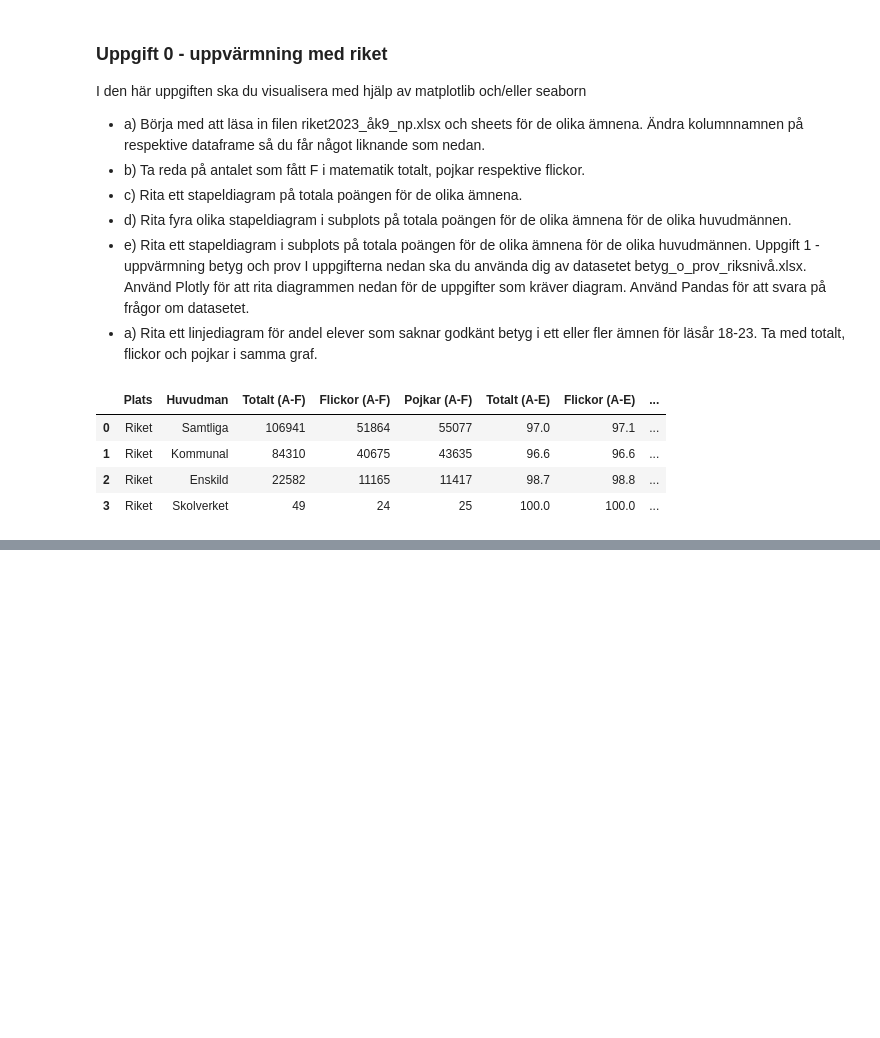
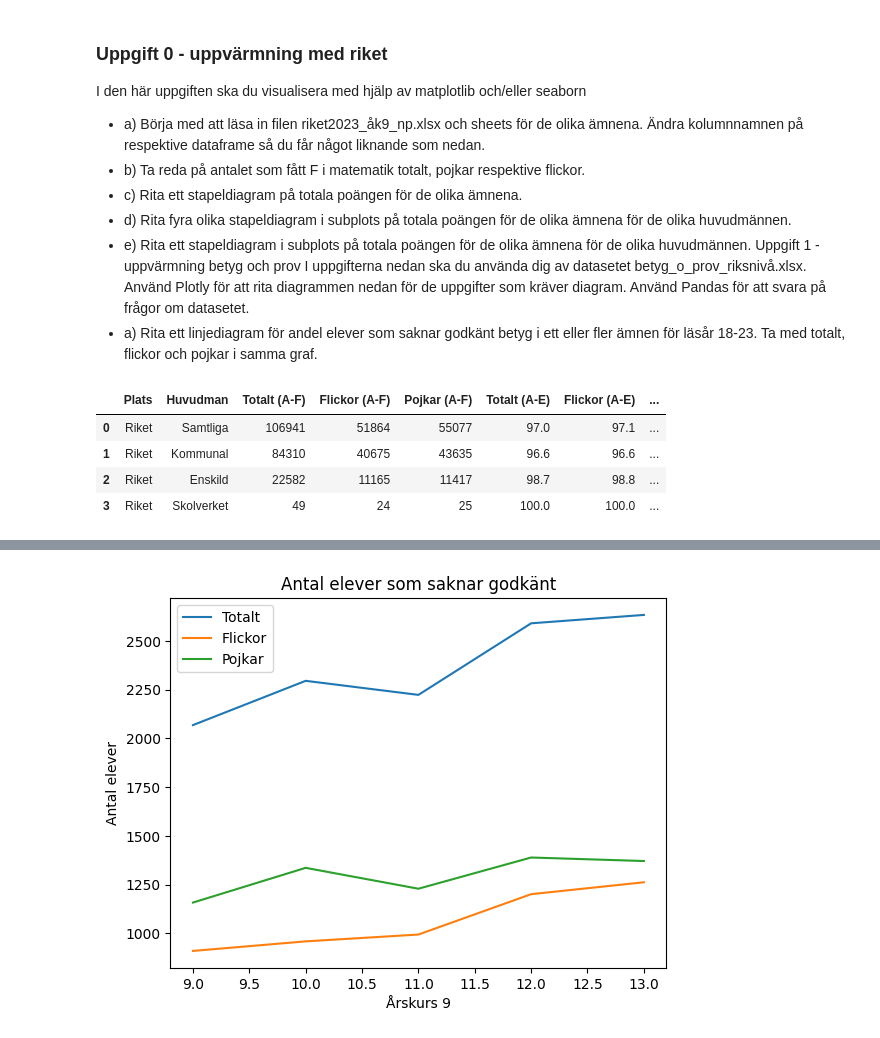
Before and after one commit to SandraAnder/Python-Sandra-Andersson-OPA23, a Jupyter notebook: Labb2/Laboration2.ipynb, the cells around one changed output, grey strips where cells are left out. Saved outputs shown, nothing was run; the diff lists cells and outputs as text; code cells hidden in the pictures; blank space fills up the shorter version.

```diff
--- a/Labb2/Laboration2.ipynb
+++ b/Labb2/Laboration2.ipynb
@@ -91,0 +231,22 @@ plt.show()
+# %%
+# A)
+
+# Beräknar antal elever som saknar godkänt eller slutbetyg
+Total_F = (data_1A['Totalt som avslutat åk 9'] - data_1A["Godkända slutbetyg: Totalt"])
+Flickor_F_grade = (data_1A['Totalt som avslutat åk 9: Flickor'] - data_1A["Godkända slutbetyg: Flickor"])
+Pojkar_F_grade = (data_1A['Totalt som avslutat åk 9: Pojkar'] - data_1A["Godkända slutbetyg: Pojkar"])
+
+# Ritar upp linjediagramet
+plt.plot(Total_F, label='Totalt')
+plt.plot(Flickor_F_grade, label='Flickor')
+plt.plot(Pojkar_F_grade, label='Pojkar')
+
+# Justerar etiketterna
+plt.title('Antal elever som saknar godkänt')
+plt.xlabel('Årskurs 9')
+plt.ylabel('Antal elever')
+plt.legend()
+
+plt.show()
+# %% [output]
+[figure, added]
```
Also changed, not shown: parts of 10 cells of this notebook, 2 other files.
